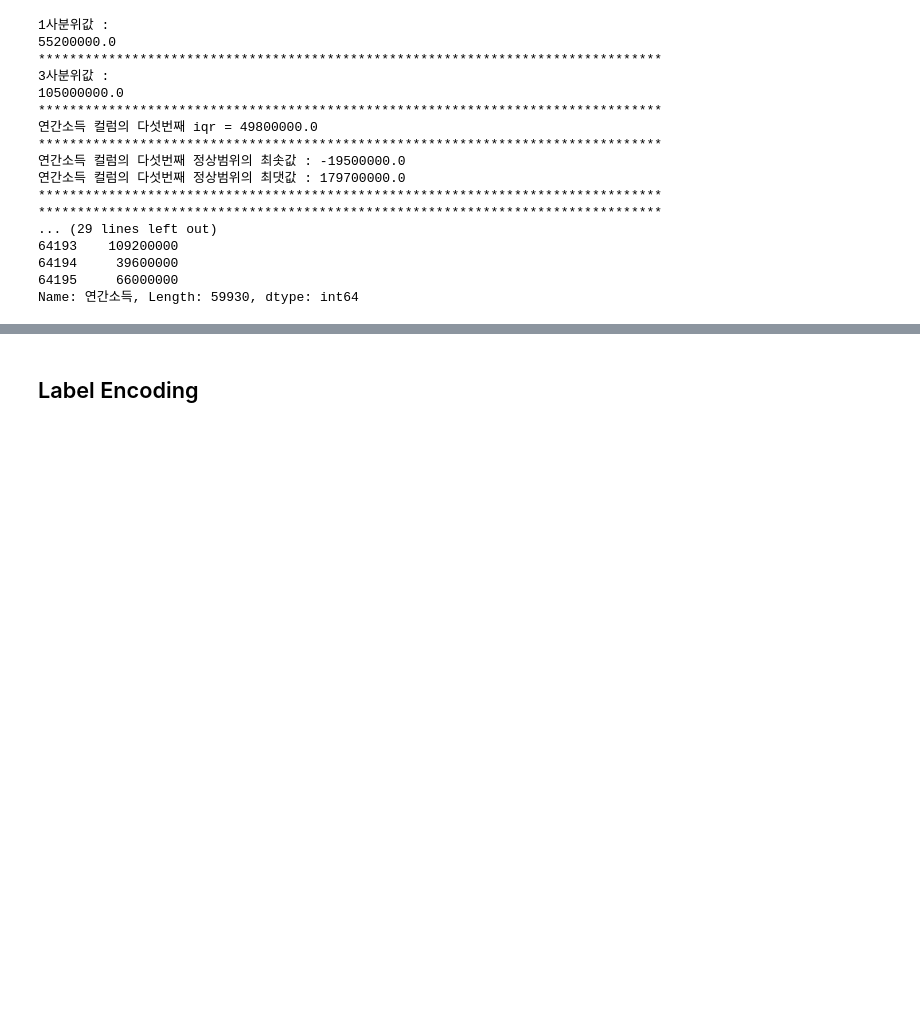
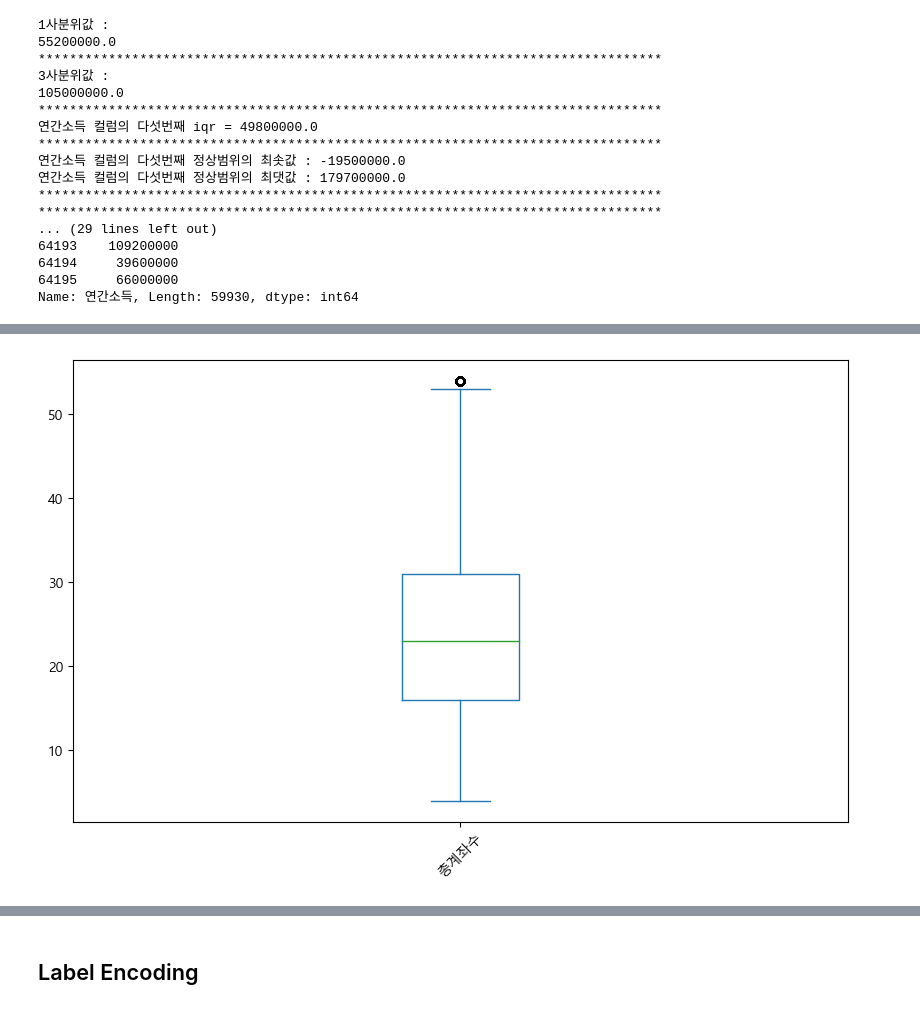
Before and after one commit to Nvuly/Customer_Loan_Rating_Hackathon, a Jupyter notebook: Customer_Loan_Rating_Hackathon.ipynb, the cells around one changed output, grey strips where cells are left out. Saved outputs shown, nothing was run; the diff lists cells and outputs as text; code cells hidden in the pictures; blank space fills up the shorter version.

```diff
--- a/Customer_Loan_Rating_Hackathon.ipynb
+++ b/Customer_Loan_Rating_Hackathon.ipynb
@@ -3890,0 +4099,5 @@ plt.show()
+# %%
+cleaned_acc.plot(kind='box',rot=45)
+plt.show()
+# %% [output]
+[figure, added]
```
Also changed, not shown: parts of 84 cells of this notebook.
